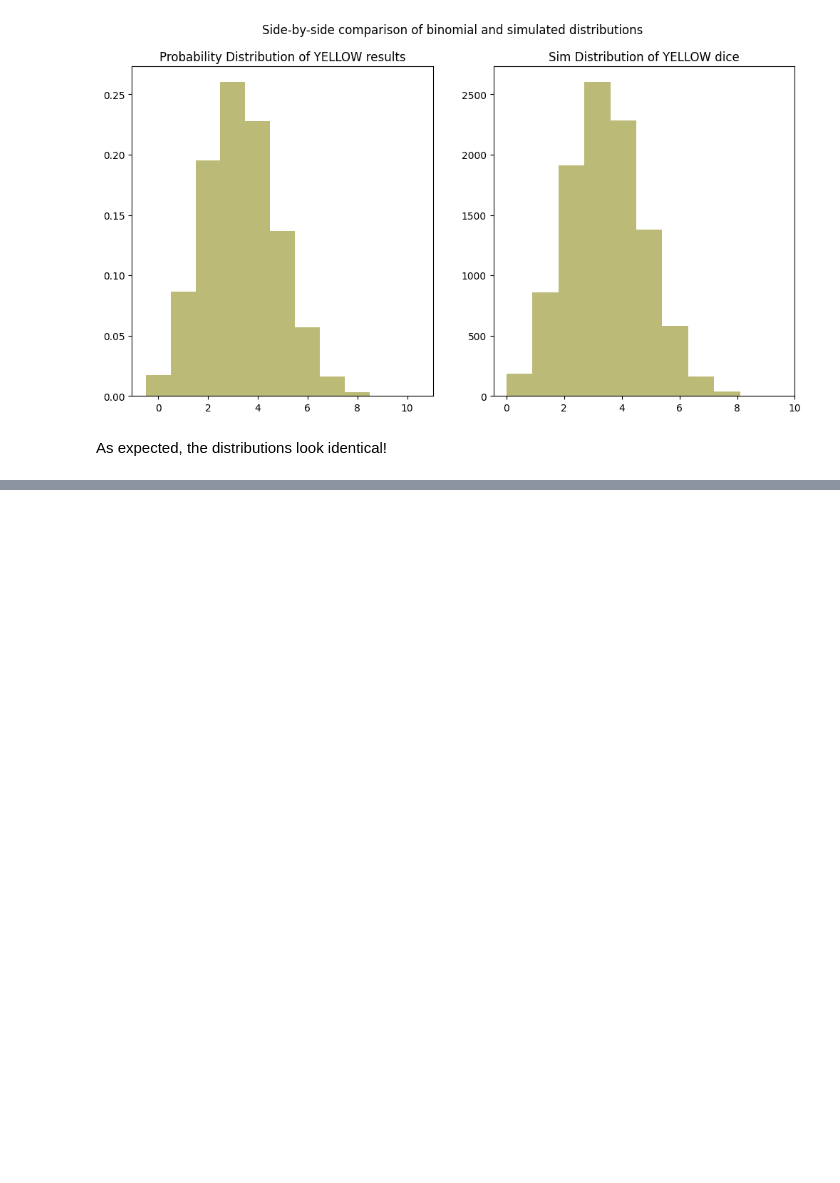
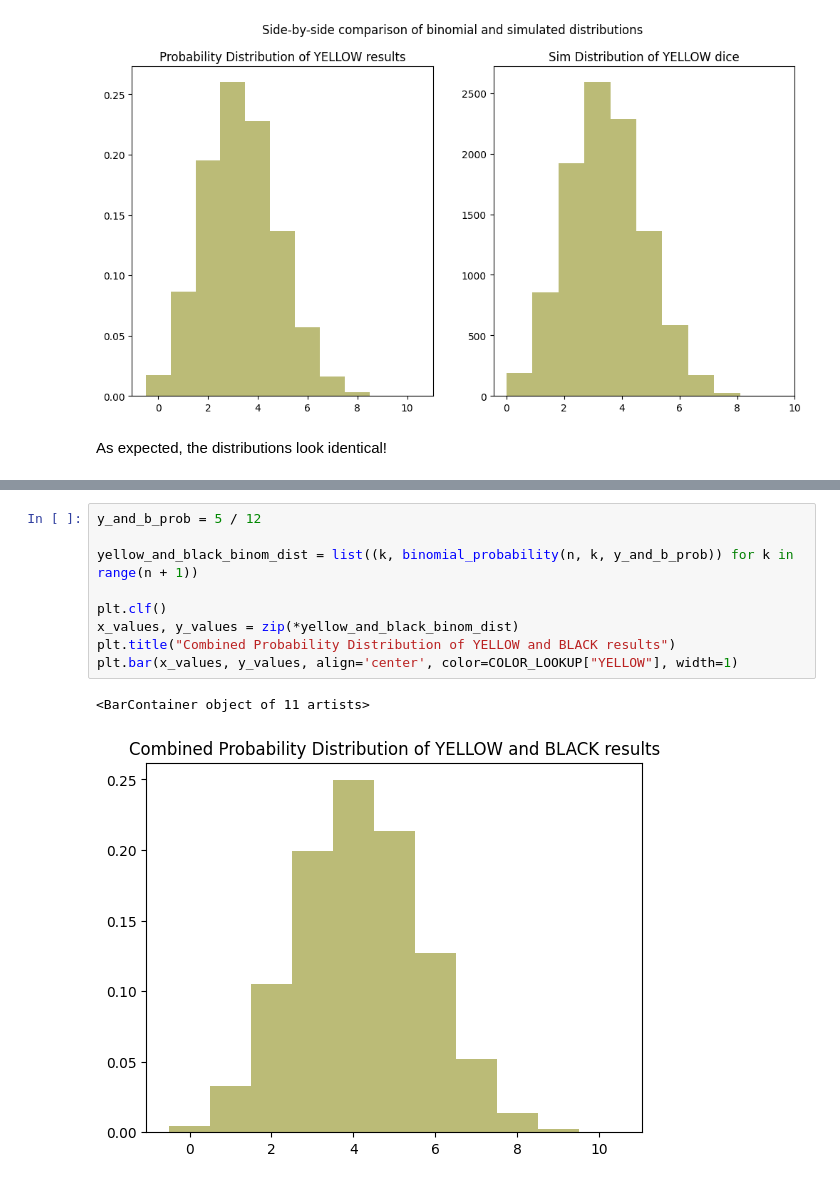
Before and after one commit to whusterj/war-room, a Jupyter notebook: main.ipynb, the cells around one changed output, grey strips where cells are left out. Cells and saved outputs as stored; diff of their text form; blank space fills up the shorter version.

```diff
--- a/main.ipynb
+++ b/main.ipynb
@@ -423,0 +489,12 @@ As expected, the distributions look identical!
+# %%
+y_and_b_prob = 5 / 12
+
+yellow_and_black_binom_dist = list((k, binomial_probability(n, k, y_and_b_prob)) for k in range(n + 1))
+
+plt.clf()
+x_values, y_values = zip(*yellow_and_black_binom_dist)
+plt.title("Combined Probability Distribution of YELLOW and BLACK results")
+plt.bar(x_values, y_values, align='center', color=COLOR_LOOKUP["YELLOW"], width=1)
+# %% [output]
+<BarContainer object of 11 artists>
+[figure, added]
```
Also changed, not shown: parts of 38 cells of this notebook, 1 other file.
